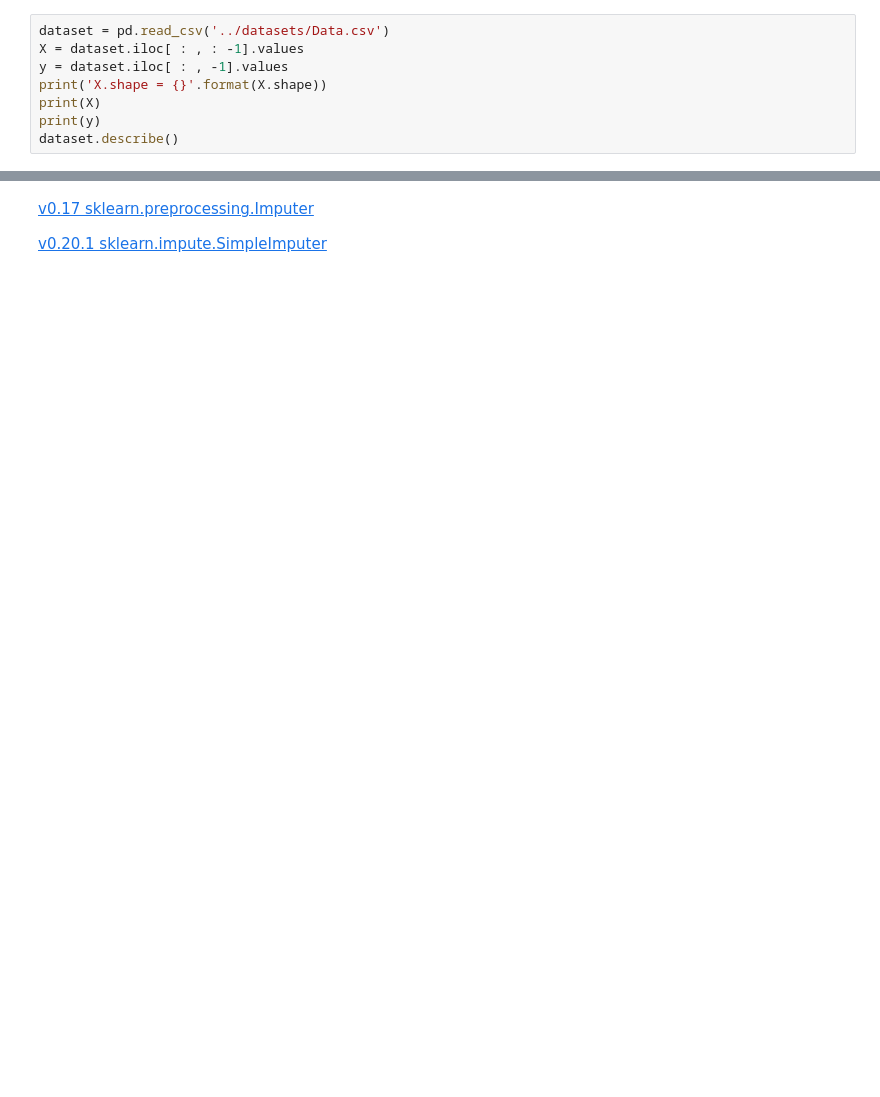
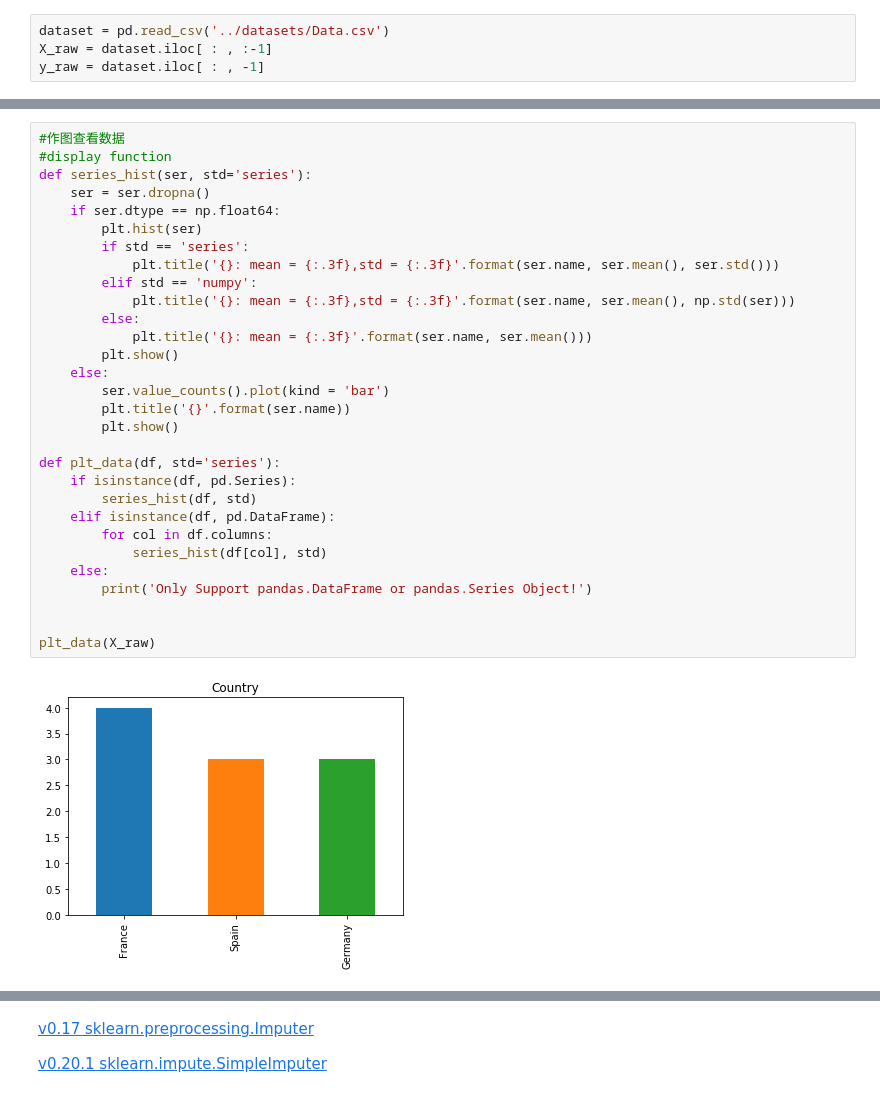
Before and after one commit to MilesWangSeven/100-Days-Of-ML-Code, a Jupyter notebook: code/Day 1_Data_Preprocessing.ipynb, the cells around one changed output, grey strips where cells are left out. Cells and saved outputs as stored; diff of their text form; blank space fills up the shorter version.

```diff
--- a/code/Day 1_Data_Preprocessing.ipynb
+++ b/code/Day 1_Data_Preprocessing.ipynb
@@ -4,8 +9,4 @@ import pandas as pd
 # %%
 dataset = pd.read_csv('../datasets/Data.csv')
-X = dataset.iloc[ : , : -1].values
-y = dataset.iloc[ : , -1].values
-print('X.shape = {}'.format(X.shape))
-print(X)
-print(y)
-dataset.describe()
+X_raw = dataset.iloc[ : , :-1]
+y_raw = dataset.iloc[ : , -1]
@@ -33,0 +68,32 @@ X.shape = (10, 3)
+# %%
+#作图查看数据
+#display function
+def series_hist(ser, std='series'):
+    ser = ser.dropna()
+    if ser.dtype == np.float64:
+        plt.hist(ser)
+        if std == 'series':
+            plt.title('{}: mean = {:.3f},std = {:.3f}'.format(ser.name, ser.mean(), ser.std()))
+        elif std == 'numpy':
+            plt.title('{}: mean = {:.3f},std = {:.3f}'.format(ser.name, ser.mean(), np.std(ser)))
+        else:
+            plt.title('{}: mean = {:.3f}'.format(ser.name, ser.mean()))
+        plt.show()
+    else:
+        ser.value_counts().plot(kind = 'bar')
+        plt.title('{}'.format(ser.name))
+        plt.show()
+
+def plt_data(df, std='series'):
+    if isinstance(df, pd.Series):
+        series_hist(df, std)
+    elif isinstance(df, pd.DataFrame):
+        for col in df.columns:
+            series_hist(df[col], std)
+    else:
+        print('Only Support pandas.DataFrame or pandas.Series Object!')
+
+
+plt_data(X_raw)
+# %% [output]
+[figure, added]
```
Also changed, not shown: parts of 19 cells of this notebook.
